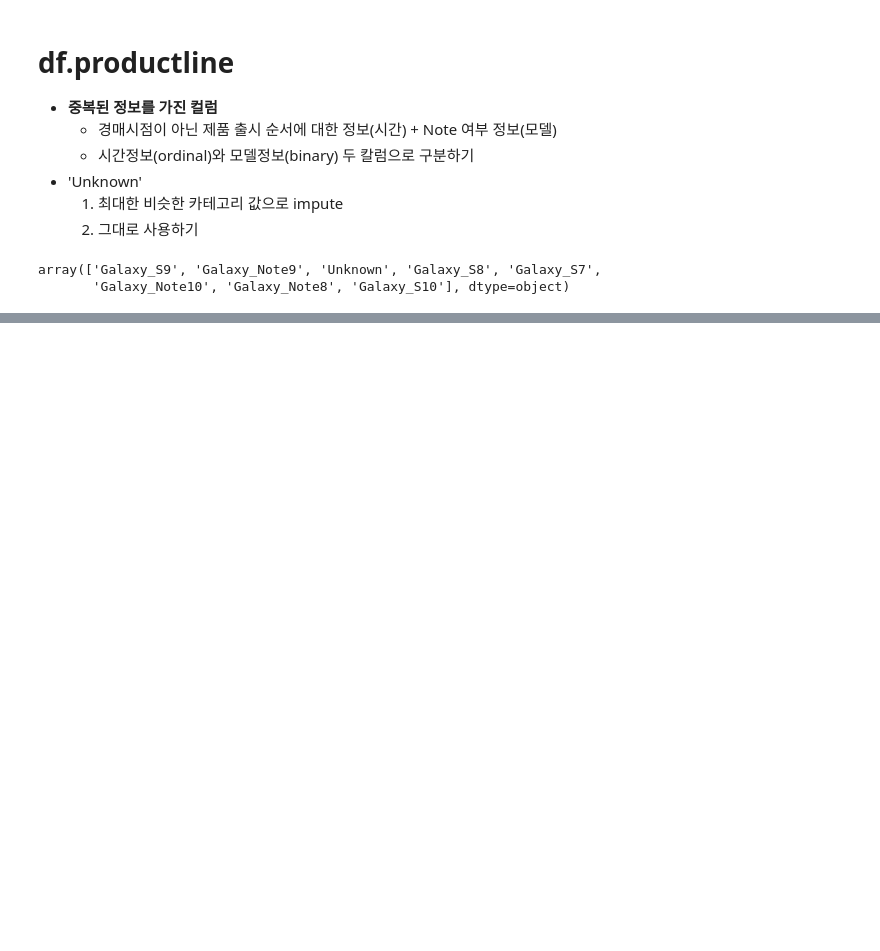
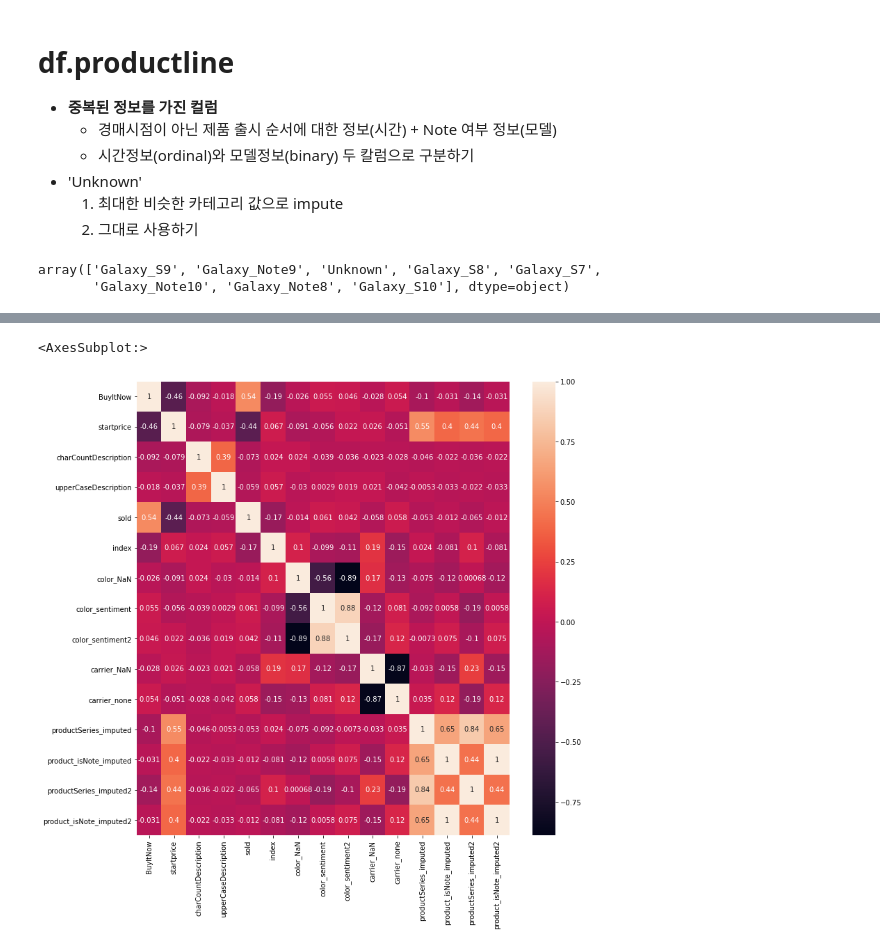
Before and after one commit to choigww/projects, a Jupyter notebook: missing-value-imputations/4-white-noise-extraction.ipynb, the cells around one changed output, grey strips where cells are left out. Saved outputs shown, nothing was run; the diff lists cells and outputs as text; code cells hidden in the pictures; blank space fills up the shorter version.

```diff
--- a/missing-value-imputations/4-white-noise-extraction.ipynb
+++ b/missing-value-imputations/4-white-noise-extraction.ipynb
@@ -527,0 +656,6 @@ bin1 = df['BuyItNow']==1
+# %%
+model_unknown = df['productline']=='Unknown'
+len(df[model_unknown]) == (len(df[model_unknown&bin0&sold0])+\
+                          len(df[model_unknown&bin0&sold1])+\
+                          len(df[model_unknown&bin1&sold0])+\
+                          len(df[model_unknown&bin1&sold1]))
@@ -527,0 +676,6 @@ bin1 = df['BuyItNow']==1
+# %%
+df['productline_imputed'] = df['productline'].copy()
+df.loc[model_unknown&bin0&sold0, 'productline_imputed'] = 'Galaxy_S8'
+df.loc[model_unknown&bin0&sold1, 'productline_imputed'] = 'Galaxy_S9'
+df.loc[model_unknown&bin1&sold0, 'productline_imputed'] = 'Galaxy_S8'
+df.loc[model_unknown&bin1&sold1, 'productline_imputed'] = 'Galaxy_S8'
@@ -527,0 +693,6 @@ bin1 = df['BuyItNow']==1
+# %%
+df['productline_imputed2'] = df['productline'].copy()
+df.loc[model_unknown&bin0&sold0, 'productline_imputed2'] = 'Galaxy_S10'
+df.loc[model_unknown&bin0&sold1, 'productline_imputed2'] = 'Galaxy_S10'
+df.loc[model_unknown&bin1&sold0, 'productline_imputed2'] = 'Galaxy_S8'
+df.loc[model_unknown&bin1&sold1, 'productline_imputed2'] = 'Galaxy_S10'
@@ -527,0 +710,11 @@ bin1 = df['BuyItNow']==1
+# %%
+# 시간정보(SeriesNumber)와 모델정보(Note)를 두 개의 컬럼으로 구분하기
+df['productSeries_imputed'] = df['productline_imputed'].apply(lambda x:
+                        int(x[-2:])-7 if '10' in x
+                       else int(x[-1])-7)
+df['product_isNote_imputed'] = df['productline_imputed'].apply(lambda x: 1 if 'Note' in x else 0)
+
+df['productSeries_imputed2'] = df['productline_imputed2'].apply(lambda x:
+                        int(x[-2:])-7 if '10' in x
+                       else int(x[-1])-7)
+df['product_isNote_imputed2'] = df['productline_imputed2'].apply(lambda x: 1 if 'Note' in x else 0)
@@ -527,0 +731,6 @@ bin1 = df['BuyItNow']==1
+# %%
+plt.figure(figsize=(12,12))
+sns.heatmap(df.corr(), annot=True)
+# %% [output]
+<AxesSubplot:>
+[figure, added]
```
Also changed, not shown: parts of 41 cells of this notebook, 2 other files.
